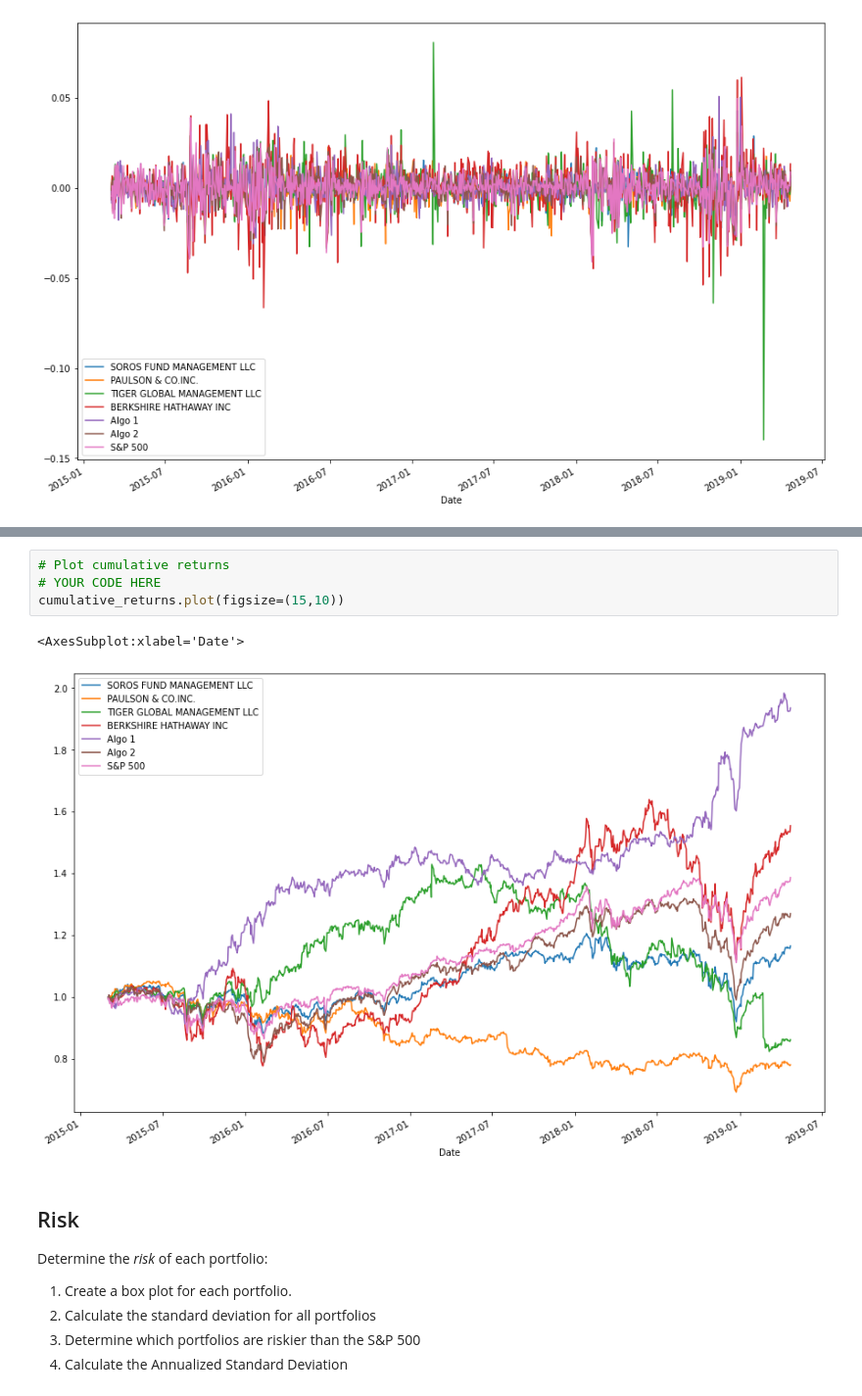
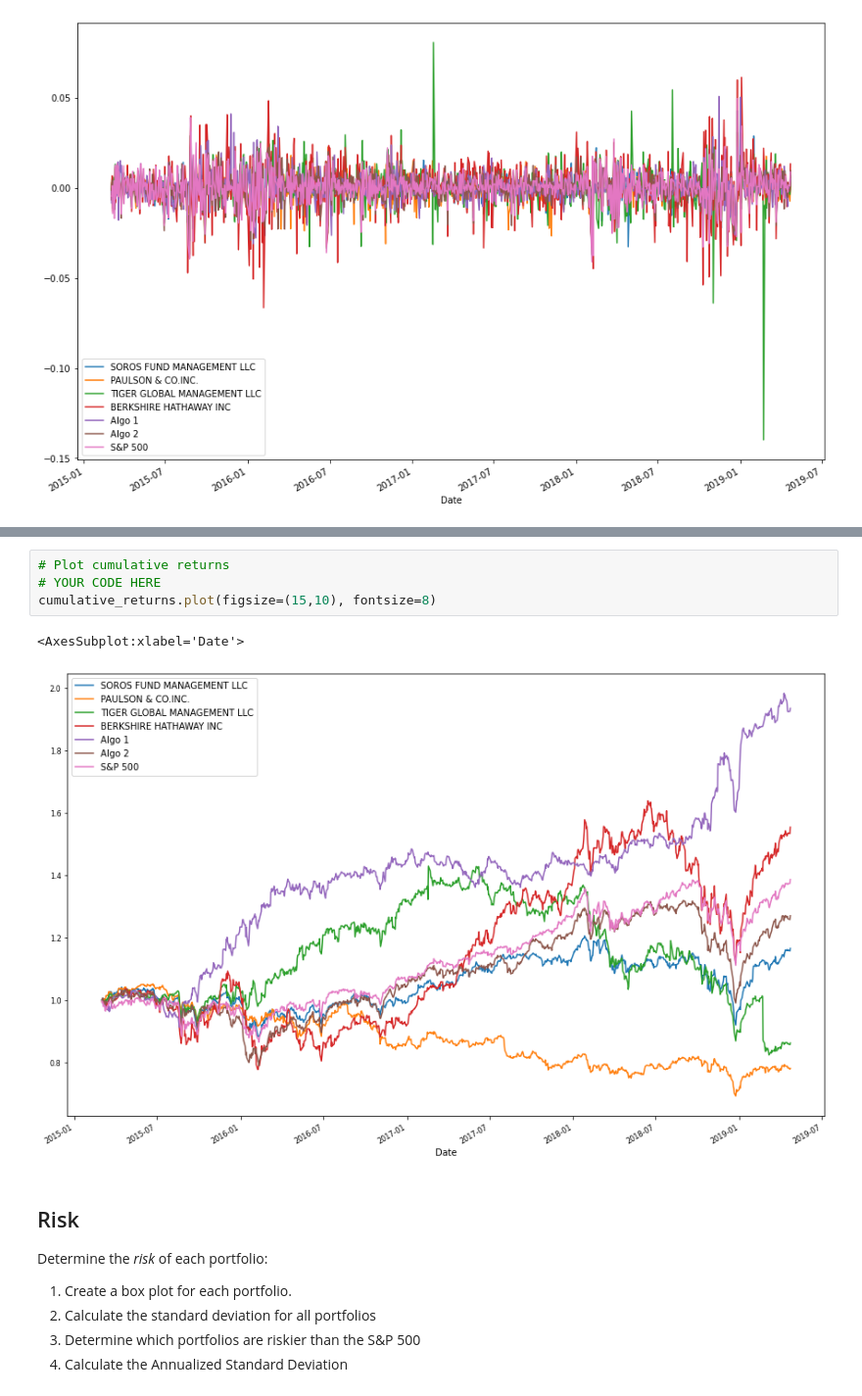
Before and after one commit to sudo-August/pandas-homework, a Jupyter notebook: whale_analysis.ipynb, the cells around one changed output, grey strips where cells are left out. Shown at 98% size. Saved outputs shown, nothing was run; the diff lists cells and outputs as text.

```diff
--- a/whale_analysis.ipynb
+++ b/whale_analysis.ipynb
@@ -240,10 +240,10 @@ cumulative_returns.head()
 # %%
 # Plot cumulative returns
 # YOUR CODE HERE
-cumulative_returns.plot(figsize=(15,10))
+cumulative_returns.plot(figsize=(15,10), fontsize=8)
 # %% [output]
 <AxesSubplot:xlabel='Date'>
-[figure, old version]
+[figure, new version]
 # %% [markdown]
 ## Risk
 
```
Also changed, not shown: parts of 11 cells of this notebook.
